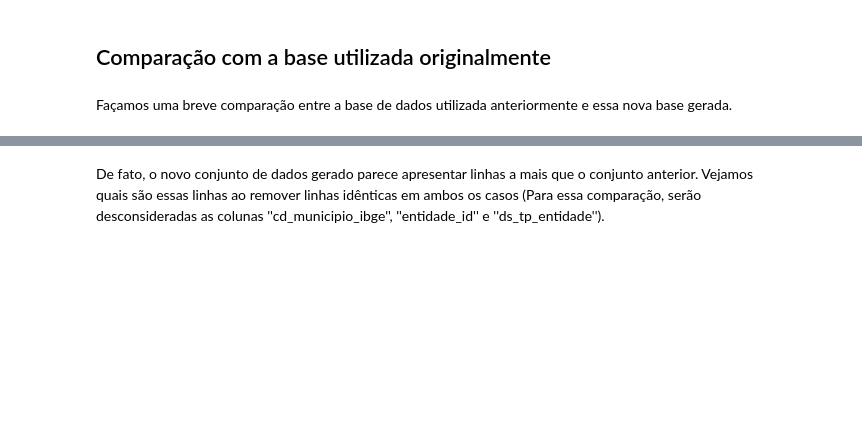
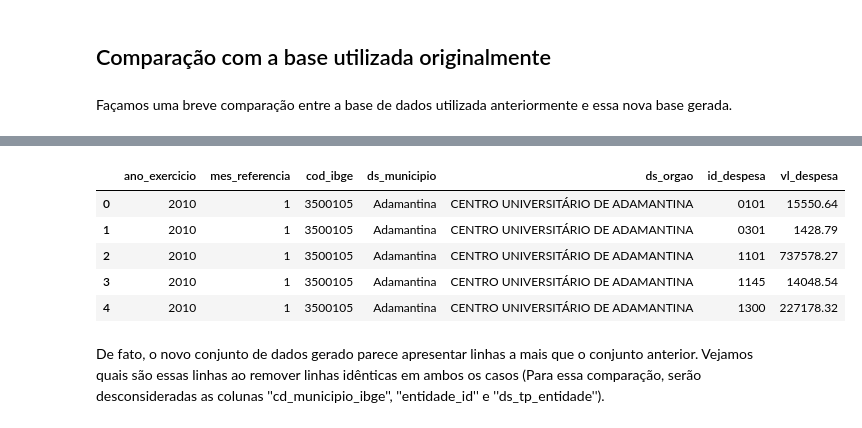
Before and after one commit to nhilariosilva/projeto_tcesp, a Jupyter notebook: Scrapping Transparência/Criação das Tabelas.ipynb, the cells around one changed output, grey strips where cells are left out. Drawn from its saved outputs; the diff is of its cells as text; code cells hidden in the pictures; blank space fills up the shorter version.

```diff
--- a/Scrapping Transparência/Criação das Tabelas.ipynb
+++ b/Scrapping Transparência/Criação das Tabelas.ipynb
@@ -329,8 +549,8 @@ Tamanho da tabela: (9529123, 6)
 # %% [markdown]
 Façamos uma breve comparação entre a base de dados utilizada anteriormente e essa nova base gerada.
 # %%
-df = pd.read_parquet("Data/data2010to2022.parquet")
-df2 = pd.read_parquet("Data/base2022subitensagrupadospormesV2.parquet")
+df = pd.read_parquet("../Data/data2010to2022.parquet")
+df2 = pd.read_parquet("../Data/base2022subitensagrupadospormesV2.parquet")
 
 print("Dimensões: {} e {}".format(df.shape, df2.shape))
 
@@ -391,0 +609,7 @@ df2.to_parquet("Data/base2022subitensagrupadospormesV2.parquet")
+# %%
+cod_ibge = df2.filter(["cd_municipio_ibge", "ds_municipio"]).drop_duplicates()
+cod_ibge.columns = ["cod_ibge", "ds_municipio"]
+cod_ibge["cod_ibge"] = cod_ibge.cod_ibge.astype(int)
+
+# df.merge(cd_ibge, on = "ds_municipio").head(3)
+cod_ibge.head()
@@ -391,0 +623,10 @@ df2.to_parquet("Data/base2022subitensagrupadospormesV2.parquet")
+# %%
+df = df.merge(cod_ibge, on = "ds_municipio").filter(["ano_exercicio", "mes_referencia", "cod_ibge", "ds_municipio", "ds_orgao", "id_despesa", "vl_despesa"])
+df.head()
+# %% [output]
+|  | ano_exercicio | mes_referencia | cod_ibge | ds_municipio | ds_orgao | id_despesa | vl_despesa |
+| 0 | 2010 | 1 | 3500105 | Adamantina | CENTRO UNIVERSITÁRIO DE ADAMANTINA | 0101 | 15550.64 |
+| 1 | 2010 | 1 | 3500105 | Adamantina | CENTRO UNIVERSITÁRIO DE ADAMANTINA | 0301 | 1428.79 |
+| 2 | 2010 | 1 | 3500105 | Adamantina | CENTRO UNIVERSITÁRIO DE ADAMANTINA | 1101 | 737578.27 |
+| 3 | 2010 | 1 | 3500105 | Adamantina | CENTRO UNIVERSITÁRIO DE ADAMANTINA | 1145 | 14048.54 |
+| 4 | 2010 | 1 | 3500105 | Adamantina | CENTRO UNIVERSITÁRIO DE ADAMANTINA | 1300 | 227178.32 |
```
Also changed, not shown: parts of 38 cells of this notebook, 15 other files.
